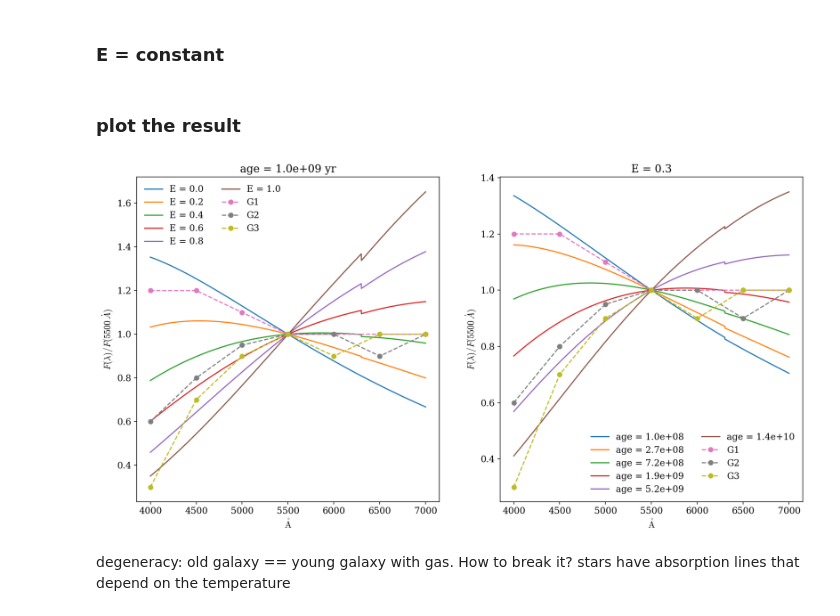
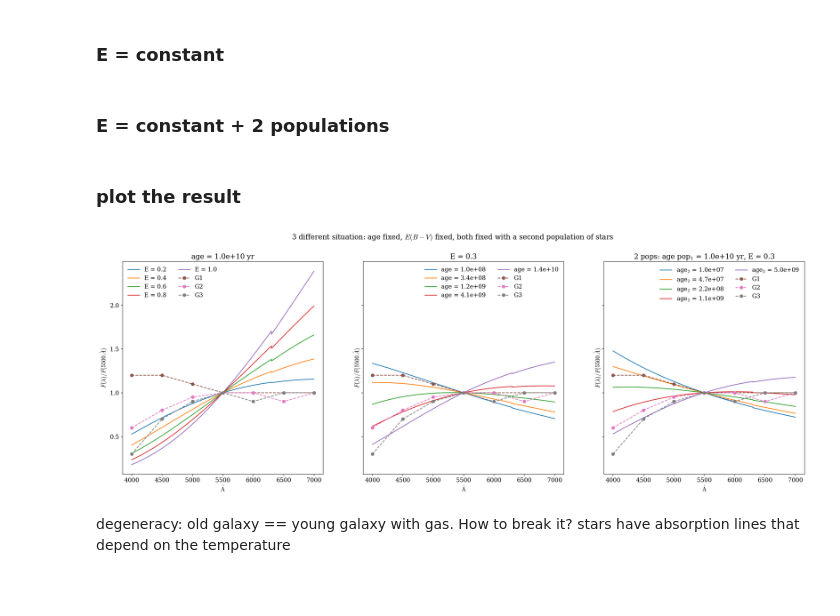
Before and after one commit to asantini29/codes_laboratory_data_analysis, a Jupyter notebook: galaxy_model_optical.ipynb, the cells around one changed output. Drawn from its saved outputs; the diff is of its cells as text; code cells hidden in the pictures; blank space fills up the shorter version.

Commit message:
completed the simple model

```diff
--- a/galaxy_model_optical.ipynb
+++ b/galaxy_model_optical.ipynb
@@ -184,8 +187,7 @@ for E in tqdm(E_array):
 # %% [markdown]
 ### E = constant
 # %%
-fixed_E = 0.3 #now fix E(B - V) and change the age
-ages = np.logspace(8, 10.146, 6)
+ages = np.logspace(8, 10.146, 5)
 fluxes_a = []
 
 for age in tqdm(ages):
@@ -199,27 +201,68 @@ for age in tqdm(ages):
     flux = bb(wave)* 10**exp / (bb(5500 * u.AA) * 10**exponent(5500 * u.AA, fixed_E)) #normalize to F(5500 A)
 
     fluxes_a.append(flux)
+# %% [markdown]
+### E = constant + 2 populations
+# %%
+M_max_1 = max_mass(fixed_age, M_sun)
+M_array = np.linspace(M_min, M_max_1, 100)
+
+scale_factor_array, temp_array = np.hsplit(np.array([scale_and_temperature(M, M_sun) for M in M_array]), 2)
+
+bb_1 = np.sum([models.BlackBody(temperature = T * u.K, scale = scale_factor * u.erg / (u.cm**2 * u.AA * u.s * u.sr)) for T,scale_factor in zip(temp_array, scale_factor_array)])
+
+exp_1 = np.array([exponent(l, fixed_E) for l in wave])
+
+flux_1 = bb_1(wave)* 10**exp_1
+
+A = norm_IMF(M_min, M_max_1) #first coefficient of the linear combination
+# %%
+ages_2 = np.logspace(7, np.log10(fixed_age.value / 2), 5)
+fluxes_pop2 = []
+
+for age in tqdm(ages_2):
+    M_max_2 = max_mass(age, M_sun)
+    M_array = np.linspace(M_min, M_max_2, 100)
+    scale_factor_array, temp_array = np.hsplit(np.array([scale_and_temperature(M, M_sun) for M in M_array]), 2)
+
+    bb_2 = np.sum([models.BlackBody(temperature = T * u.K, scale = scale_factor * u.erg / (u.cm**2 * u.AA * u.s * u.sr)) for T,scale_factor in zip(temp_array, scale_factor_array)])
+
+    exp_2 = np.array([exponent(l, fixed_E) for l in wave]) #compute the exponent (-0.4 * A(lambda))
+    flux_2 = bb_2(wave)* 10**exp_2
+
+    B = norm_IMF(M_min, M_max_2) #second coefficient of the linear combination
+
+    flux_tot = (A*flux_1 + B*flux_2) / ((A*bb_1(5500 * u.AA) + B*bb_2(5500 * u.AA)) * 10**exponent(5500 * u.AA, fixed_E))
+    fluxes_pop2.append(flux_tot)
 # %% [markdown]
 ### plot the result
 # %%
-fig, axs = plt.subplots(1, 2)
+fig, axs = plt.subplots(1, 3, figsize = (25, 8), sharey=True)
 with quantity_support():
     [axs[0].plot(wave, flux, label = 'E = %.1f' % E) for flux, E in zip(fluxes_E, E_array)]
     [axs[0].plot(test_lambda, G, marker = 'o', ls = '--', label = string) for G, string in zip((G1_test, G2_test, G3_test), ('G1', 'G2', 'G3') )]
 
     axs[0].set_ylabel("$F(\lambda) / F(5500 \, \dot{A})$")
     axs[0].legend(frameon = False, ncol = 2)
     axs[0].set_title('age = {:.1e}'.format(fixed_age))
 
     [axs[1].plot(wave, flux, label = 'age = {:.1e}'.format(age)) for flux, age in zip(fluxes_a, ages)]
     [axs[1].plot(test_lambda, G, marker = 'o', ls = '--', label = string) for G, string in zip((G1_test, G2_test, G3_test), ('G1', 'G2', 'G3') )]
 
     axs[1].set_ylabel("$F(\lambda) / F(5500 \, \dot{A})$")
     axs[1].legend(frameon = False, ncol = 2)
     axs[1].set_title('E = %.1f' % fixed_E)
 
+    [axs[2].plot(wave, flux, label = r'age$_2$ = {:.1e}'.format(age)) for flux, age in zip(fluxes_pop2, ages_2)]
+    [axs[2].plot(test_lambda, G, marker = 'o', ls = '--', label = string) for G, string in zip((G1_test, G2_test, G3_test), ('G1', 'G2', 'G3') )]
+
+    axs[2].set_ylabel("$F(\lambda) / F(5500 \, \dot{A})$")
+    axs[2].legend(frameon = False, ncol = 2)
+    axs[2].set_title(r'2 pops: age pop$_1$ = {:.1e}, E = {:.1f}'.format(fixed_age, fixed_E))
+
+    fig.suptitle('3 different situation: age fixed, $E(B-V)$ fixed, both fixed with a second population of stars')
     plt.show()
 # %% [output]
-[figure, old version]
+[figure, new version]
 # %% [markdown]
 degeneracy: old galaxy == young galaxy with gas. How to break it? stars have absorption lines that depend on the temperature
```
Also changed, not shown: parts of 3 cells of this notebook.
